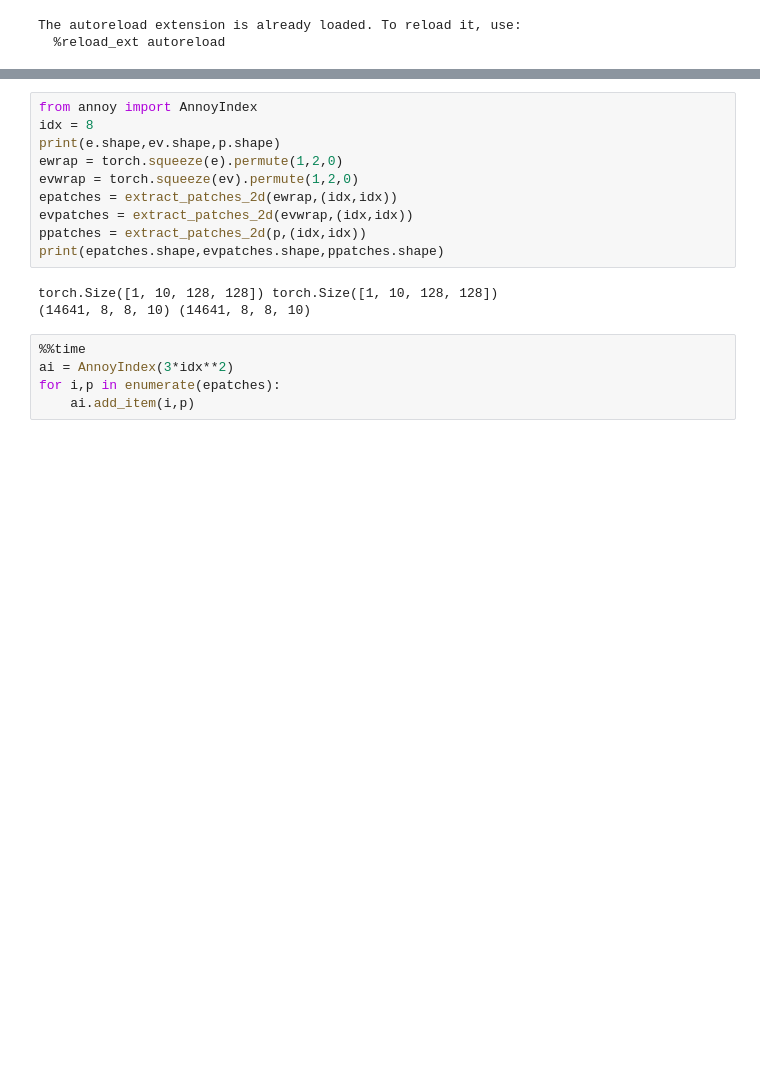
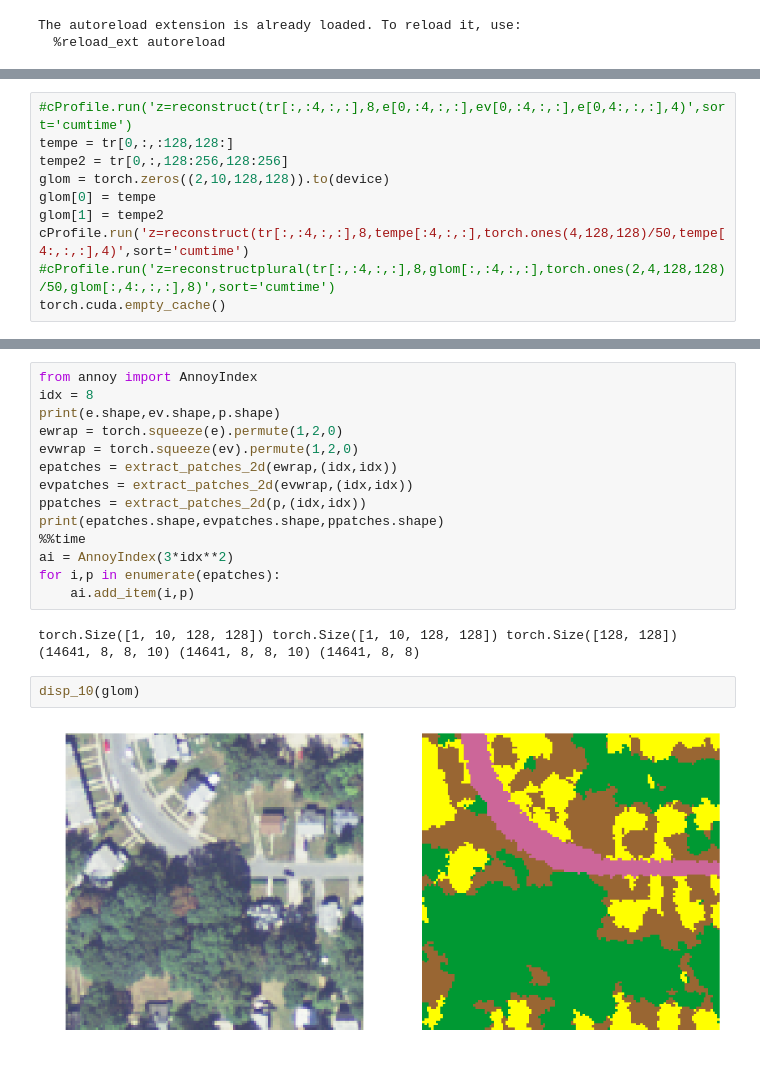
Before and after one commit to t-autran/epitome-pytorch, a Jupyter notebook: Epitome Pytorch.ipynb, the cells around one changed output, grey strips where cells are left out. Drawn from its saved outputs; the diff is of its cells as text; blank space fills up the shorter version.

```diff
--- a/Epitome Pytorch.ipynb
+++ b/Epitome Pytorch.ipynb
@@ -278,0 +331,10 @@ torch.cuda.empty_cache()
+# %%
+#cProfile.run('z=reconstruct(tr[:,:4,:,:],8,e[0,:4,:,:],ev[0,:4,:,:],e[0,4:,:,:],4)',sort='cumtime')
+tempe = tr[0,:,:128,128:]
+tempe2 = tr[0,:,128:256,128:256]
+glom = torch.zeros((2,10,128,128)).to(device)
+glom[0] = tempe
+glom[1] = tempe2
+cProfile.run('z=reconstruct(tr[:,:4,:,:],8,tempe[:4,:,:],torch.ones(4,128,128)/50,tempe[4:,:,:],4)',sort='cumtime')
+#cProfile.run('z=reconstructplural(tr[:,:4,:,:],8,glom[:,:4,:,:],torch.ones(2,4,128,128)/50,glom[:,4:,:,:],8)',sort='cumtime')
+torch.cuda.empty_cache()
@@ -334,11 +471,14 @@ epatches = extract_patches_2d(ewrap,(idx,idx))
 evpatches = extract_patches_2d(evwrap,(idx,idx))
 ppatches = extract_patches_2d(p,(idx,idx))
 print(epatches.shape,evpatches.shape,ppatches.shape)
+%%time
+ai = AnnoyIndex(3*idx**2)
+for i,p in enumerate(epatches):
+    ai.add_item(i,p)
 # %% [output]
-torch.Size([1, 10, 128, 128]) torch.Size([1, 10, 128, 128])
-(14641, 8, 8, 10) (14641, 8, 8, 10)
+torch.Size([1, 10, 128, 128]) torch.Size([1, 10, 128, 128]) torch.Size([128, 128])
+(14641, 8, 8, 10) (14641, 8, 8, 10) (14641, 8, 8)
-# %%
-%%time
-ai = AnnoyIndex(3*idx**2)
-for i,p in enumerate(epatches):
-    ai.add_item(i,p)
+# %%
+disp_10(glom)
+# %% [output]
+[figure, added]
```
Also changed, not shown: parts of 12 cells of this notebook.
